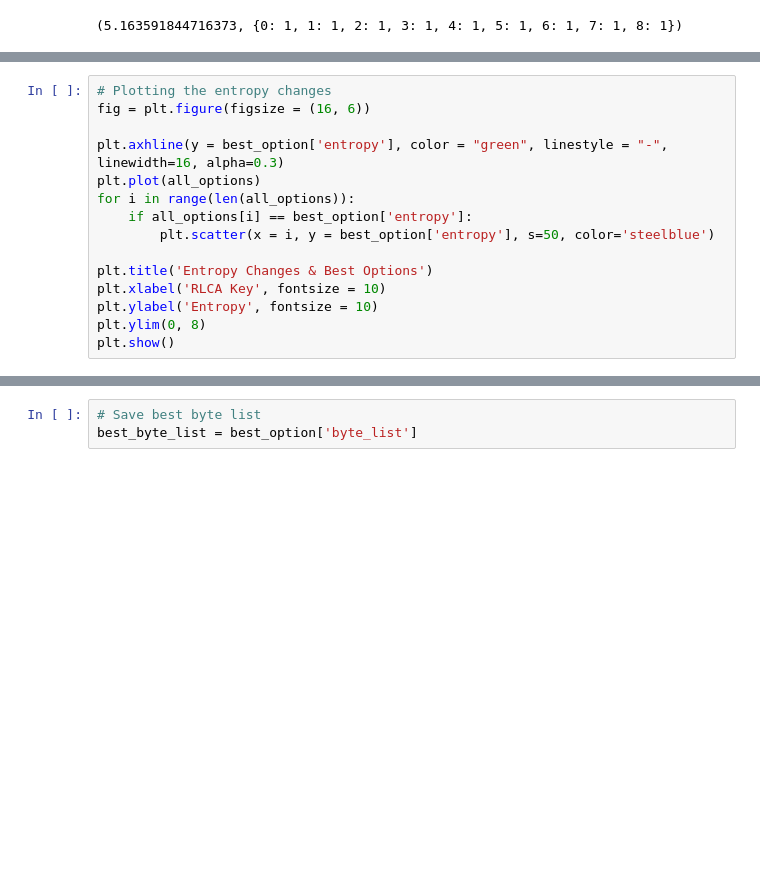
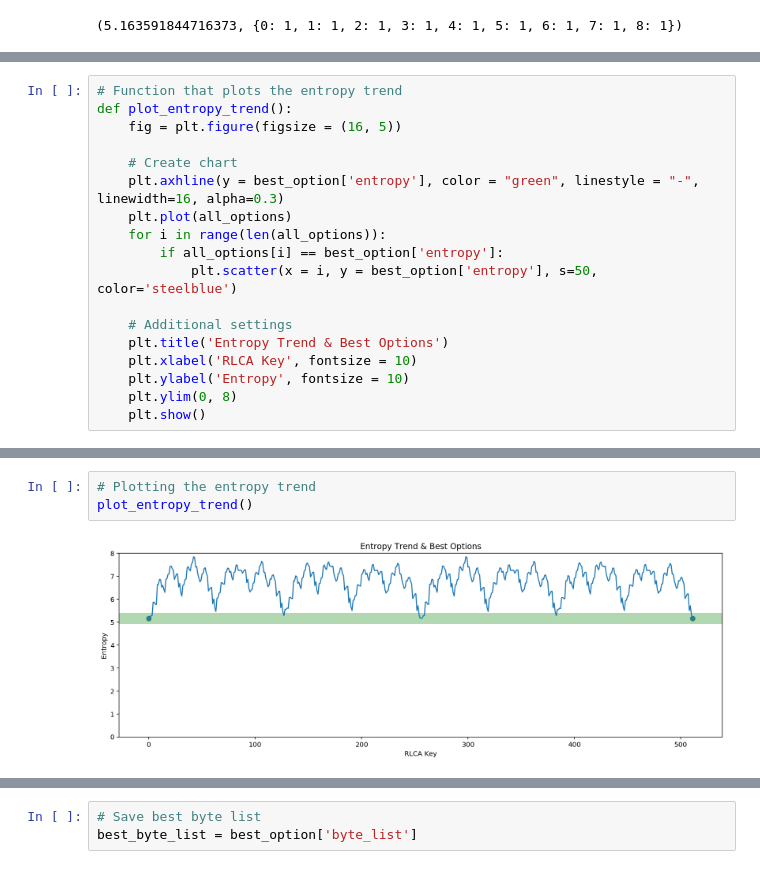
Before and after one commit to ansegura7/DataCompression, a Jupyter notebook: code/CompressionAndEntropy.ipynb, the cells around one changed output, grey strips where cells are left out. Saved outputs shown, nothing was run; the diff lists cells and outputs as text; blank space fills up the shorter version.

Commit message:
Update Compression and Entropy
Added the entropy trend chart and entropy changes chart.

```diff
--- a/code/CompressionAndEntropy.ipynb
+++ b/code/CompressionAndEntropy.ipynb
@@ -378,15 +397,18 @@ best_option['entropy'], best_option['key']
 # %%
-# Plotting the entropy changes
-fig = plt.figure(figsize = (16, 6))
+# Function that plots the entropy trend
+def plot_entropy_trend():
+    fig = plt.figure(figsize = (16, 5))
 
-plt.axhline(y = best_option['entropy'], color = "green", linestyle = "-", linewidth=16, alpha=0.3)
-plt.plot(all_options)
-for i in range(len(all_options)):
-    if all_options[i] == best_option['entropy']:
-        plt.scatter(x = i, y = best_option['entropy'], s=50, color='steelblue')
+    # Create chart
+    plt.axhline(y = best_option['entropy'], color = "green", linestyle = "-", linewidth=16, alpha=0.3)
+    plt.plot(all_options)
+    for i in range(len(all_options)):
+        if all_options[i] == best_option['entropy']:
+            plt.scatter(x = i, y = best_option['entropy'], s=50, color='steelblue')
 
-plt.title('Entropy Changes & Best Options')
-plt.xlabel('RLCA Key', fontsize = 10)
-plt.ylabel('Entropy', fontsize = 10)
-plt.ylim(0, 8)
-plt.show()
+    # Additional settings
+    plt.title('Entropy Trend & Best Options')
+    plt.xlabel('RLCA Key', fontsize = 10)
+    plt.ylabel('Entropy', fontsize = 10)
+    plt.ylim(0, 8)
+    plt.show()
@@ -394,0 +437,5 @@ plt.show()
+# %%
+# Plotting the entropy trend
+plot_entropy_trend()
+# %% [output]
+[figure, added]
```
Also changed, not shown: parts of 12 cells of this notebook, 1 other file.
